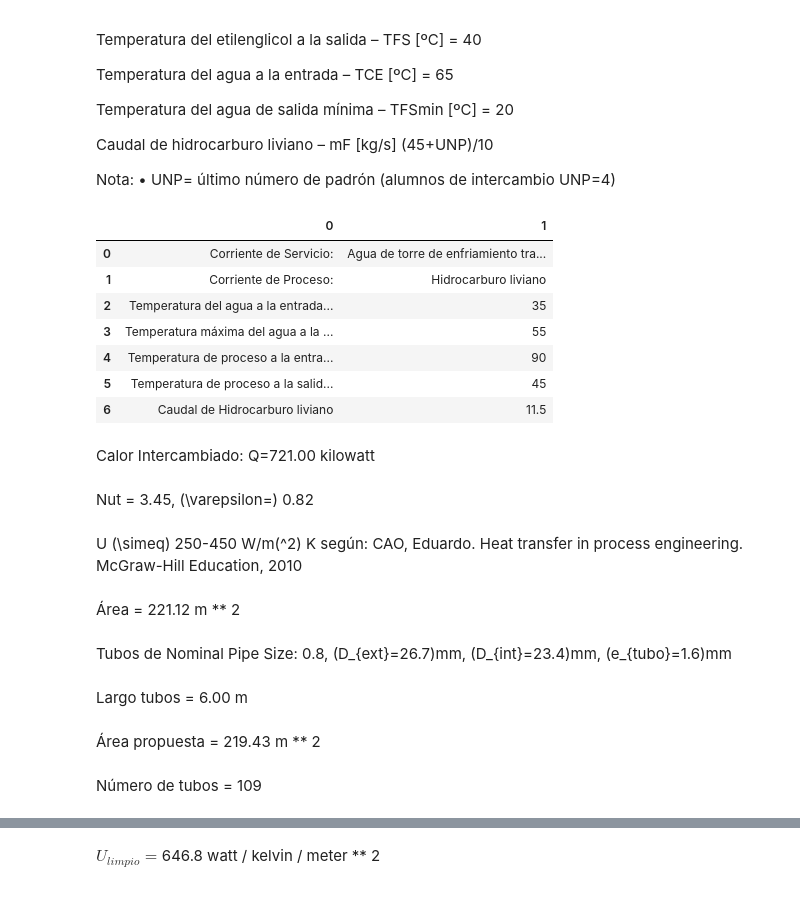
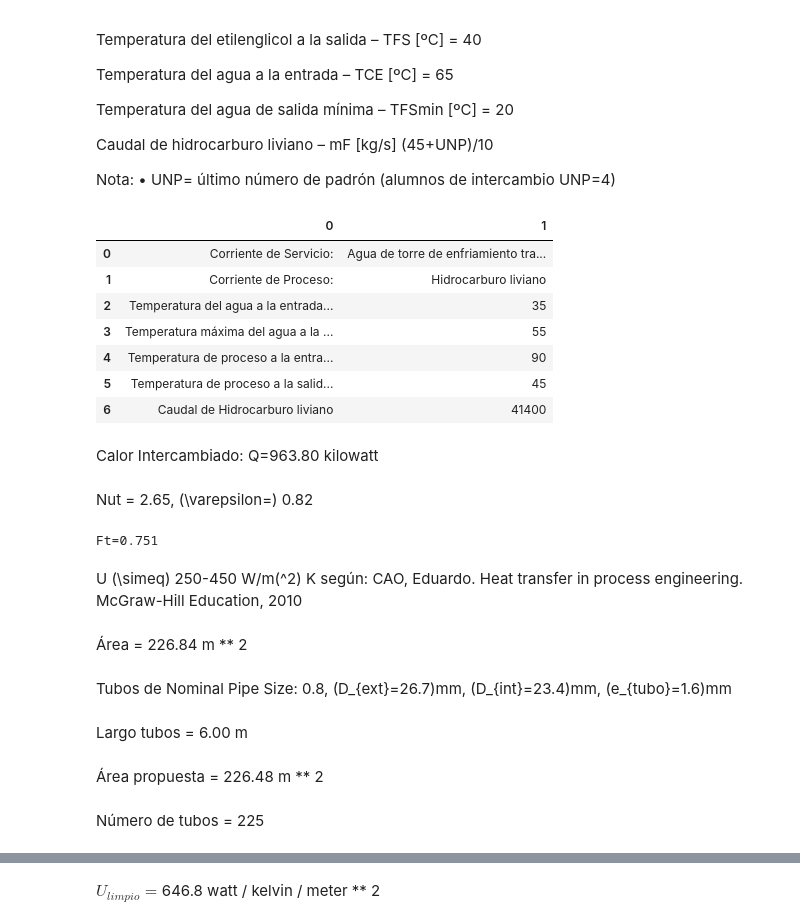
Before and after one commit to juandadamo/clases_fiuba, a Jupyter notebook: 6731/TP_1C_2021.ipynb, the cells around one changed output, grey strips where cells are left out. Drawn from its saved outputs; the diff is of its cells as text; code cells hidden in the pictures.

```diff
--- a/6731/TP_1C_2021.ipynb
+++ b/6731/TP_1C_2021.ipynb
@@ -73,28 +73,28 @@ Nota:
     • UNP= último número de padrón (alumnos de intercambio UNP=4)
 # %%
 Npadron = 73245
-UNP = np.float(np.str(Npadron)[-1])
+UNP = float(str(Npadron)[-1])
 # %%
 data = [['Corriente de Servicio: ','Agua de torre de enfriamiento tratada.'],
        ['Corriente de Proceso: ','Hidrocarburo liviano'],
        ['Temperatura del agua a la entrada – TFE [ºC] ',32.5+0.5*UNP],
        ['Temperatura máxima del agua a la salida – TFS max [ºC]',55],
         ['Temperatura de proceso a la entrada – TCE [ºC]',90],
         ['Temperatura de proceso a la salida – TCS [ºC]',45],
-        ['Caudal de Hidrocarburo liviano',14-0.5*UNP]
+        ['Caudal de Hidrocarburo liviano',(14-0.5*UNP)*3600]
        ]
 Datos = pd.DataFrame(data)
 Datos_np = Datos.to_numpy()
 display(Datos)
 # %% [output]
 |  | 0 | 1 |
 | 0 | Corriente de Servicio: | Agua de torre de enfriamiento tra... |
 | 1 | Corriente de Proceso: | Hidrocarburo liviano |
 | 2 | Temperatura del agua a la entrada... | 35 |
 | 3 | Temperatura máxima del agua a la ... | 55 |
 | 4 | Temperatura de proceso a la entra... | 90 |
 | 5 | Temperatura de proceso a la salid... | 45 |
-| 6 | Caudal de Hidrocarburo liviano | 11.5 |
+| 6 | Caudal de Hidrocarburo liviano | 41400 |
 # %%
 ################
 #     DATOS    #
@@ -109,20 +109,9 @@ m_f = Datos_np[6,1]*ureg.kg/ureg.second
 # Cálculos
 
 Tfs = Tfs_max
-Tfs = Tfs_max - 5*ureg.K
+Tfs = Tfs_max - 8*ureg.K
 
 #Calor intercambiado
-
-Tf_media = (Tfe+Tfs)/2
-C_f = cp.CoolProp.PropsSI('C','T',Tf_media.magnitude,'P',101.325e3,'Water')*ureg.joule/ureg.kg/ureg.K
-mu_f = cp.CoolProp.PropsSI('V','T',Tf_media.magnitude,'P',101.325e3,'Water')*ureg.kg/ureg.m/ureg.second
-rho_f = cp.CoolProp.PropsSI('D','T',Tf_media.magnitude,'P',101.325e3,'Water')*ureg.kg*ureg.m**-3
-nu_f = mu_f / rho_f
-Pr_f = cp.CoolProp.PropsSI('Prandtl','T',Tf_media.magnitude,'P',101.325e3,'Water')
-k_f = cp.CoolProp.PropsSI('L','T',Tf_media.magnitude,'P',101.325e3,'Water')*ureg.watt/ureg.m/ureg.K
-
-Q = C_f*m_f*(Tfs-Tfe)
-
 
 #Q = C_c*m_c*(Tcs-Tce)
 Tc_media0 = (Tce+Tcs)/2
@@ -133,9 +122,19 @@ Pr_c = cp.CoolProp.PropsSI('Prandtl','T',Tc_media0.magnitude,'P',101.325e3,'Benz
 k_c = cp.CoolProp.PropsSI('L','T',Tc_media0.magnitude,'P',101.325e3,'Benzene')*ureg.watt/ureg.m/ureg.K
 nu_c = mu_c / rho_c
 
+Q = C_c*m_c*(Tce-Tcs)
 
 
-m_c = Q / C_c/(Tce-Tcs)
+Tf_media = (Tfe+Tfs)/2
+C_f = cp.CoolProp.PropsSI('C','T',Tf_media.magnitude,'P',101.325e3,'Water')*ureg.joule/ureg.kg/ureg.K
+mu_f = cp.CoolProp.PropsSI('V','T',Tf_media.magnitude,'P',101.325e3,'Water')*ureg.kg/ureg.m/ureg.second
+rho_f = cp.CoolProp.PropsSI('D','T',Tf_media.magnitude,'P',101.325e3,'Water')*ureg.kg*ureg.m**-3
+nu_f = mu_f / rho_f
+Pr_f = cp.CoolProp.PropsSI('Prandtl','T',Tf_media.magnitude,'P',101.325e3,'Water')
+k_f = cp.CoolProp.PropsSI('L','T',Tf_media.magnitude,'P',101.325e3,'Water')*ureg.watt/ureg.m/ureg.K
+
+m_f = Q / C_f/(Tfs-Tfe)
+
 
 Cmin = np.min([(C_c*m_c).magnitude,(C_f*m_f).magnitude])
 Cmax = np.max([(C_c*m_c).magnitude,(C_f*m_f).magnitude])
@@ -157,8 +156,12 @@ Nut = ht.NTU_from_UA(UA,Cmin)
 display(Latex(f'Calor Intercambiado: Q={Q.to(ureg.kW):.2f}'))
 display(Latex(f'Nut = {Nut.magnitude:.2f}, '+'\(\\varepsilon=\)'+f' {epsilon:.2f}'))
 # %% [output]
-Calor Intercambiado: Q=721.00 kilowatt
+Calor Intercambiado: Q=963.80 kilowatt
-Nut = 3.45, \(\varepsilon=\) 0.82
+Nut = 2.65, \(\varepsilon=\) 0.82
+# %%
+print (f"Ft={Ft:~.3f}")
+# %% [output]
+Ft=0.751
 # %% [markdown]
 U \(\simeq\) 250-450 W/m\(^2\) K según: CAO, Eduardo. Heat transfer in process engineering. McGraw-Hill Education, 2010
 # %%
@@ -172,17 +175,19 @@ L_tubo = 6*ureg.m
 NPS, Dint, Dext, esp_t = fluids.nearest_pipe(Do=1*24.5e-3, schedule='5S')
 Ai_tubo = (Dint*ureg.m)**2*np.pi/4
 Ae_tubo = L_tubo*(Dext*ureg.m)*2*np.pi
-Npasotubos = 2
 
-Ntubos = np.int( A.magnitude /( Npasotubos*Ae_tubo.magnitude))
+#Npasotubos = 2
+
+Ntubos = int( A.magnitude /( Ae_tubo.magnitude))
 display(Latex(f'Tubos de Nominal Pipe Size: {NPS:.1f}, \(D_{{ext}}={Dext*1e3:.1f}\)mm,  \(D_{{int}}={Dint*1e3:.1f}\)mm,              \(e_{{tubo}}={esp_t*1e3:.1f}\)mm'))
 display(Latex(f'Largo tubos = {L_tubo:~.2f}'))
-Area_propuesta = Ntubos *  (Ae_tubo*Npasotubos)
+
+Area_propuesta = Ntubos *  (Ae_tubo)
 display(Latex(f'Área propuesta = {Area_propuesta:~.2f}'))
 display(Latex(f'Número de tubos = {Ntubos:0d}'))
 # %% [output]
-Área = 221.12 m ** 2
+Área = 226.84 m ** 2
 Tubos de Nominal Pipe Size: 0.8, \(D_{ext}=26.7\)mm,  \(D_{int}=23.4\)mm,              \(e_{tubo}=1.6\)mm
 Largo tubos = 6.00 m
-Área propuesta = 219.43 m ** 2
+Área propuesta = 226.48 m ** 2
-Número de tubos = 109
+Número de tubos = 225
```
Also changed, not shown: parts of 9 cells of this notebook.
